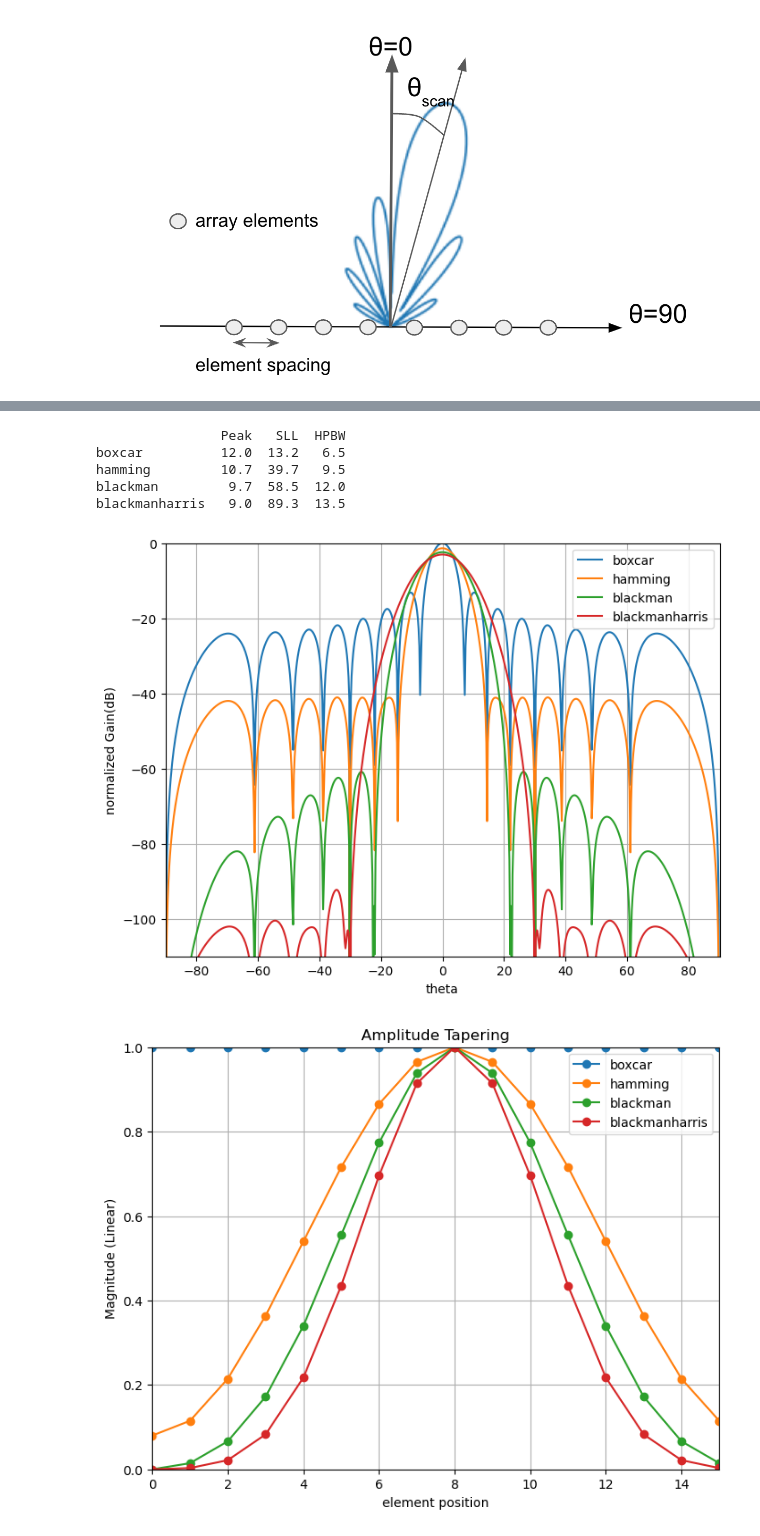
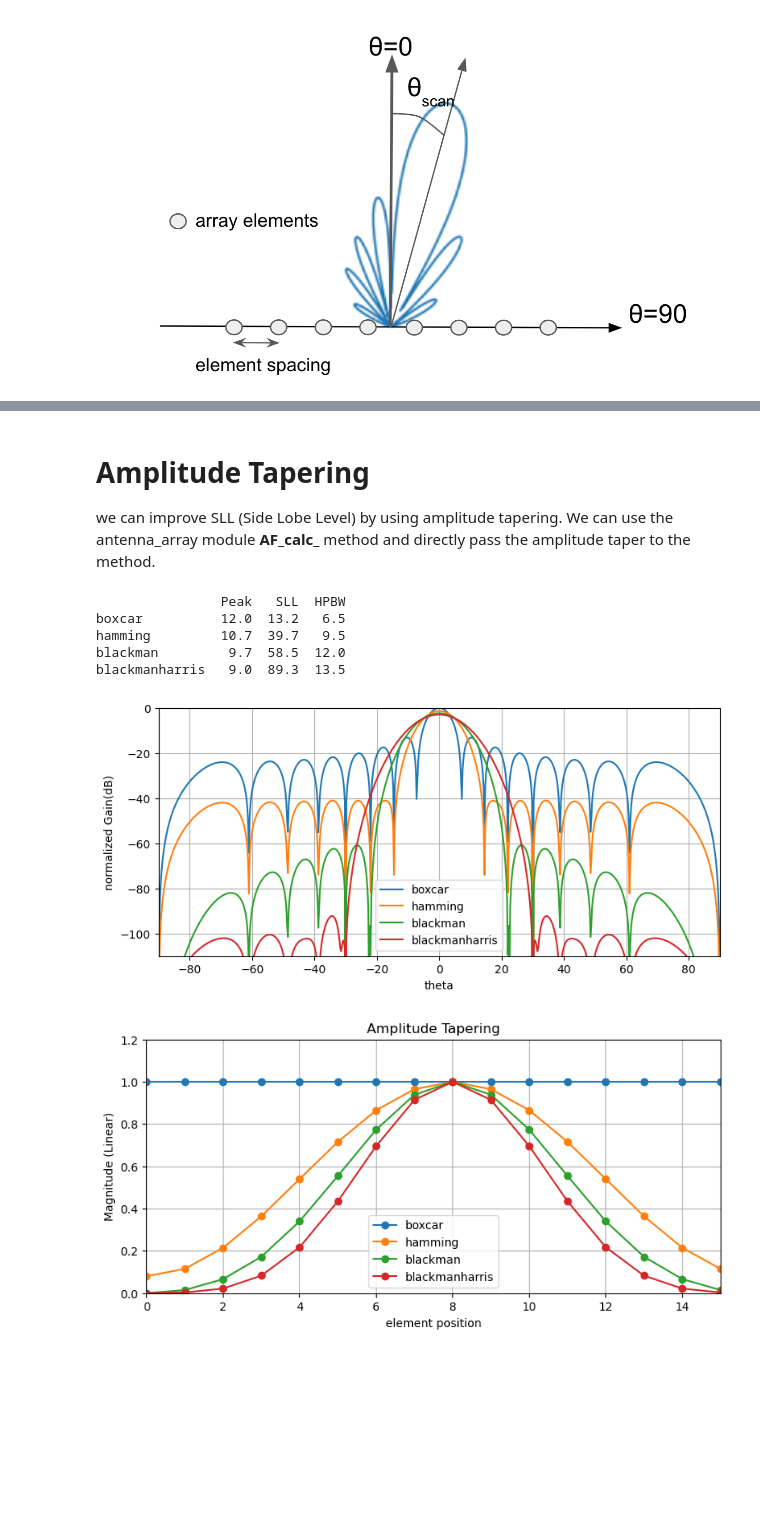
Before and after one commit to mimfar/antenna_array, a Jupyter notebook: Examples.ipynb, the cells around one changed output, grey strips where cells are left out. Saved outputs shown, nothing was run; the diff lists cells and outputs as text; code cells hidden in the pictures; blank space fills up the shorter version.

```diff
--- a/Examples.ipynb
+++ b/Examples.ipynb
@@ -143,6 +173,11 @@ Peak = 10.2dBi, theta_peak = 30.0deg, SLL = 4.5dB, HPBW = 4.0deg
+# %% [markdown]
+# Amplitude Tapering
+we can improve SLL (Side Lobe Level) by using amplitude tapering. We can use the antenna_array module **AF_calc_** method and directly pass the amplitude taper to the method.
 # %%
-#%%
-# An array of num_elem element with amlitude tapering / winodowing to reduce side lobe level
+# An array of num_elem element with amplitude tapering / windowing to reduce side lobe level
+
+from antenna_array import calc_AF_, plot_pattern ,calc_peak_sll_hpbw, db20
+
 import pandas as pd
 from scipy.signal.windows import get_window , taylor, chebwin
 
@@ -155,8 +190,8 @@ P = -2 * np.pi * X * np.sin(np.radians(scan_angle))
 Nt = 721 # length of theta vectoe
 theta_deg,dtheta_deg = np.linspace(-90,90,Nt,retstep = True)
 theta_deg = theta_deg.reshape(Nt,1)
-fig, ax = plt.subplots(figsize=(8,6))
-fig1, ax1 = plt.subplots(figsize=(8,6))
+fig, ax = plt.subplots(figsize=(9,4))
+fig1, ax1 = plt.subplots(figsize=(9,4))
 
 # based on window type
 window_list = ['boxcar','hamming','blackman','blackmanharris']
@@ -165,33 +200,33 @@ for window in window_list:
     I = get_window(window, num_elem)
 
     plt.sca(ax1)
     plt.plot(I,'-o')
 
     AF_linear = calc_AF_(X,I,P,theta_deg,element_pattern=False)
     G = db20(AF_linear)
     plot_pattern(theta_deg,G-10*np.log10(num_elem),ylim=(-110,0),fig=fig,xlab='theta',ylab='normalized Gain(dB)')
 
     peak, theta_peak, SLL, HPBW = calc_peak_sll_hpbw(G, theta_deg)
     df.loc[window] = [peak, SLL, HPBW]
 
 
 # plt.show()
 plt.legend(window_list)
 plt.sca(ax1)
 plt.legend(window_list)
 ax1.set_xlabel('element position')
 ax1.set_title('Amplitude Tapering')
 ax1.set_ylabel('Magnitude (Linear)')
-ax1.set_ylim(0,1)
+ax1.set_ylim(0,1.2)
 ax1.set_xlim(0,num_elem-1)
 
 plt.grid()
 print(df.round(1))
 # %% [output]
                 Peak   SLL  HPBW
 boxcar          12.0  13.2   6.5
 hamming         10.7  39.7   9.5
 blackman         9.7  58.5  12.0
 blackmanharris   9.0  89.3  13.5
-[figure, old version]
+[figure, new version]
-[figure, old version]
+[figure, new version]
```
Also changed, not shown: parts of 25 cells of this notebook, 8 other files.
